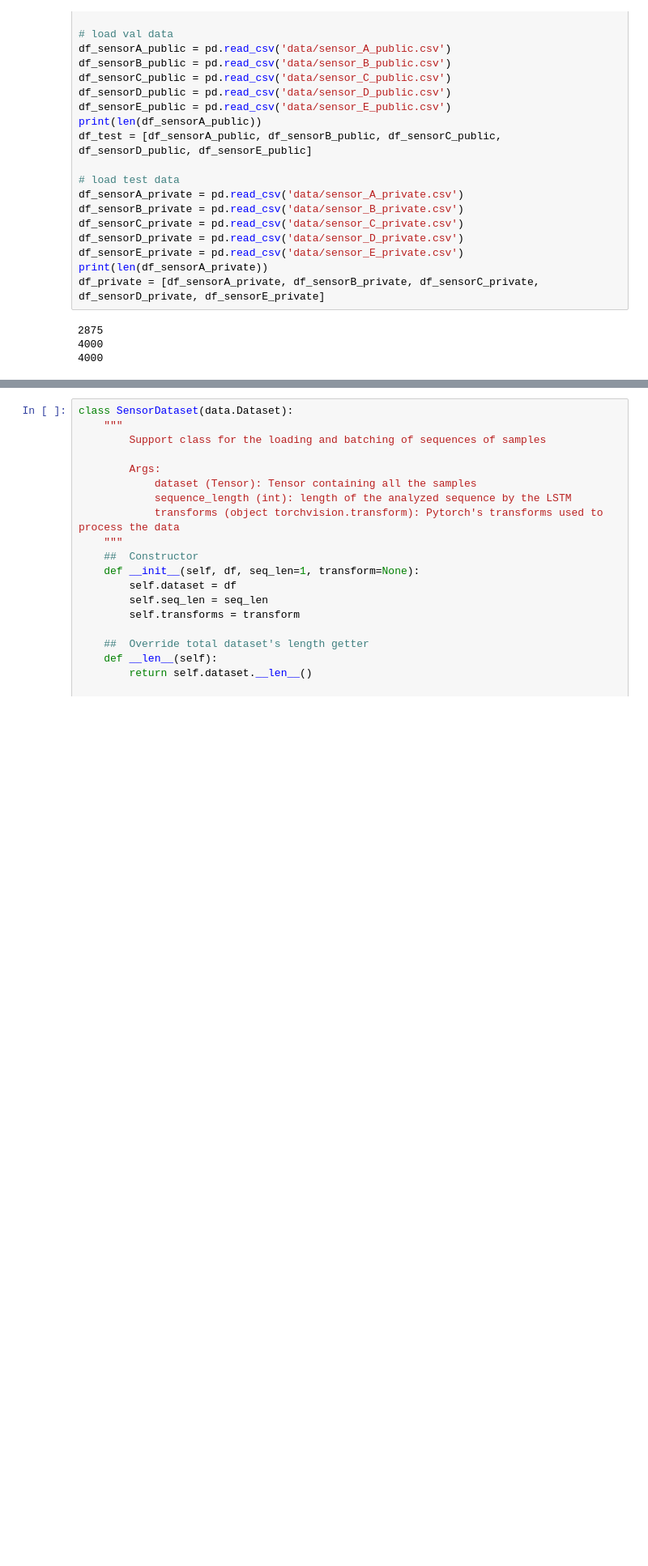
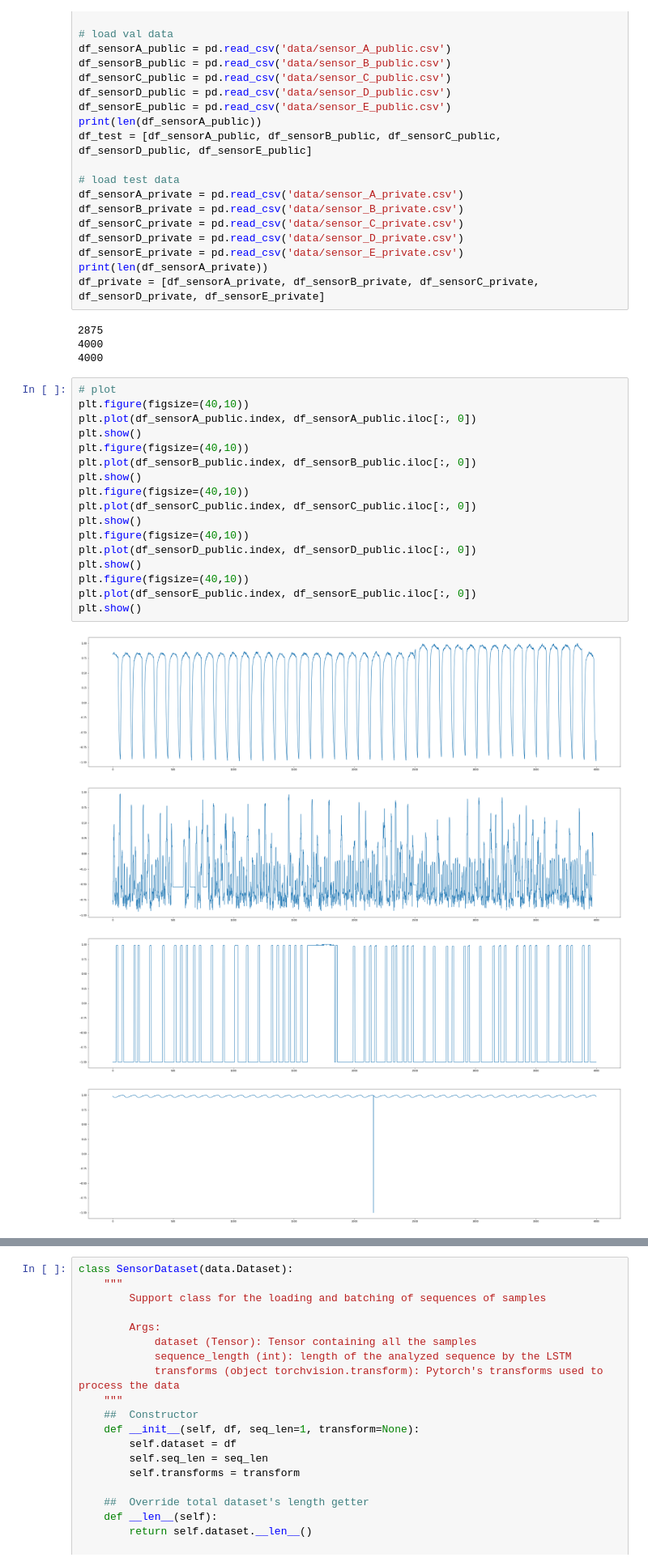
Before and after one commit to franktseng0718/NYCU-Bigdata-and-cloudcomputing, a Jupyter notebook: HW3/main_LSTM_AE.ipynb, the cells around one changed output, grey strips where cells are left out. Shown at 81% size. Drawn from its saved outputs; the diff is of its cells as text; blank space fills up the shorter version.

```diff
--- a/HW3/main_LSTM_AE.ipynb
+++ b/HW3/main_LSTM_AE.ipynb
@@ -74,3 +74,25 @@ df_private = [df_sensorA_private, df_sensorB_private, df_sensorC_private, df_sen
 2875
 4000
 4000
+# %%
+# plot
+plt.figure(figsize=(40,10))
+plt.plot(df_sensorA_public.index, df_sensorA_public.iloc[:, 0])
+plt.show()
+plt.figure(figsize=(40,10))
+plt.plot(df_sensorB_public.index, df_sensorB_public.iloc[:, 0])
+plt.show()
+plt.figure(figsize=(40,10))
+plt.plot(df_sensorC_public.index, df_sensorC_public.iloc[:, 0])
+plt.show()
+plt.figure(figsize=(40,10))
+plt.plot(df_sensorD_public.index, df_sensorD_public.iloc[:, 0])
+plt.show()
+plt.figure(figsize=(40,10))
+plt.plot(df_sensorE_public.index, df_sensorE_public.iloc[:, 0])
+plt.show()
+# %% [output]
+[figure, added]
+[figure, added]
+[figure, added]
+[figure, added]
```
Also changed, not shown: parts of 10 cells of this notebook, 8 other files.
